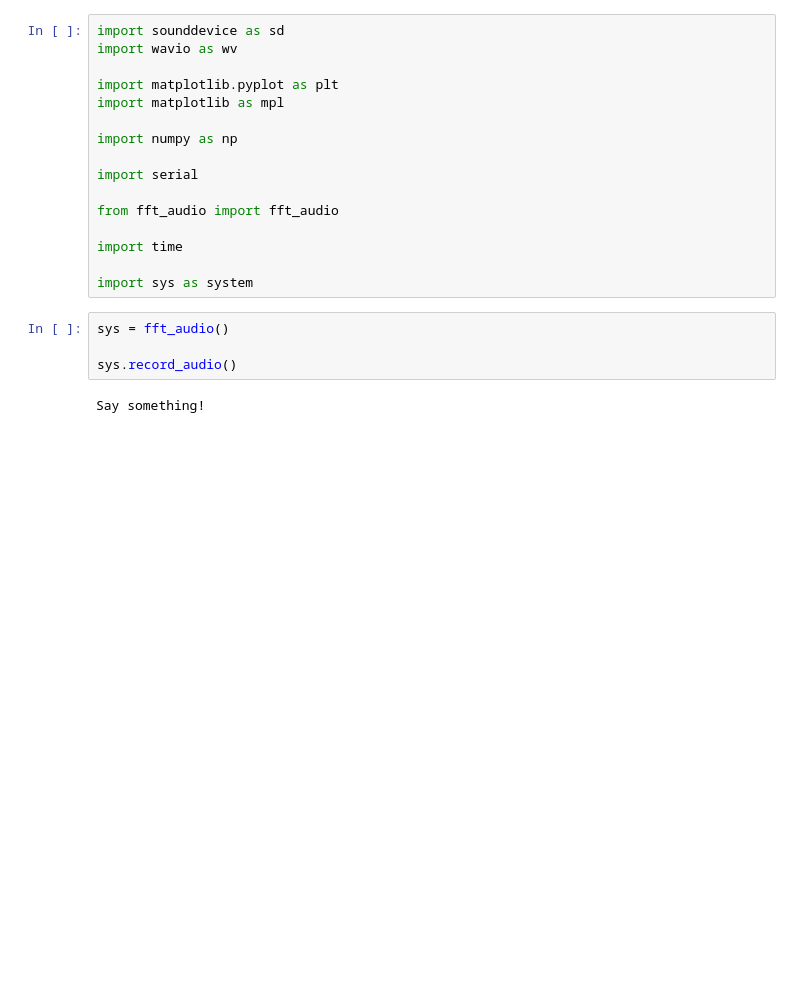
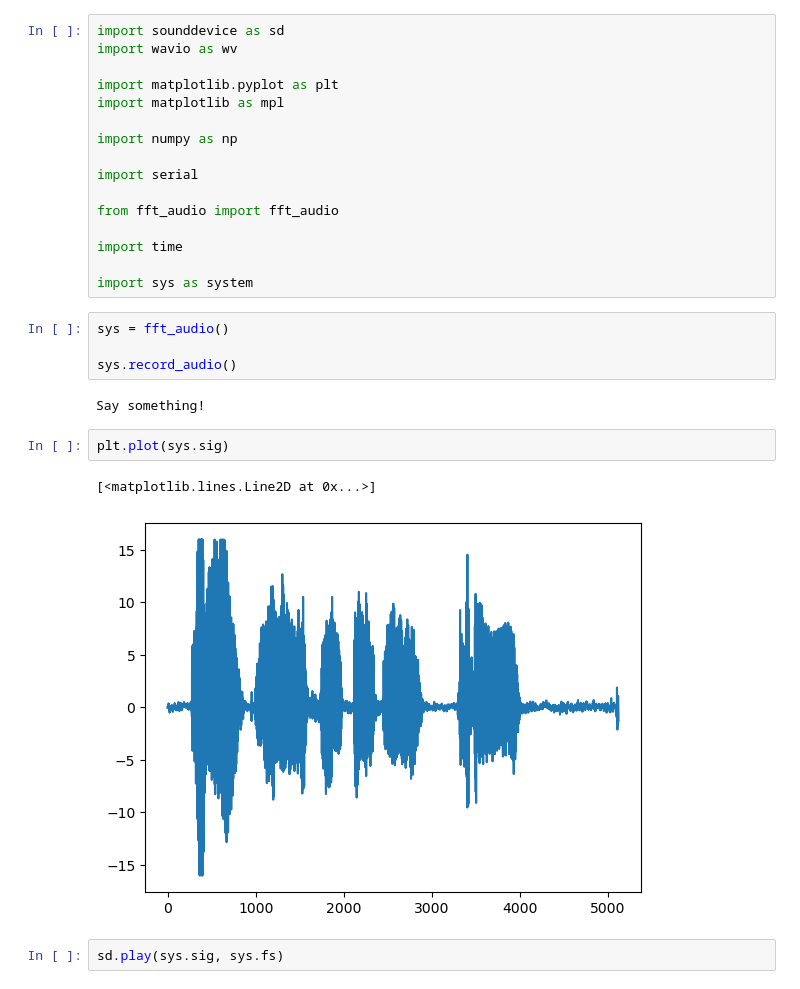
Before and after one commit to juinchuen/Chip-Design-2024, a Jupyter notebook: juin/python_utils/showcase_demo.ipynb, the cells around one changed output. Saved outputs shown, nothing was run; the diff lists cells and outputs as text; blank space fills up the shorter version.

```diff
--- a/juin/python_utils/showcase_demo.ipynb
+++ b/juin/python_utils/showcase_demo.ipynb
@@ -20,6 +20,13 @@ sys = fft_audio()
 sys.record_audio()
 # %% [output]
 Say something!
+# %%
+plt.plot(sys.sig)
+# %% [output]
+[<matplotlib.lines.Line2D at 0x...>]
+[figure, added]
+# %%
+sd.play(sys.sig, sys.fs)
 # %%
 sys.numpy_fft()
 # %% [output]
```
Also changed, not shown: parts of 2 cells of this notebook.
